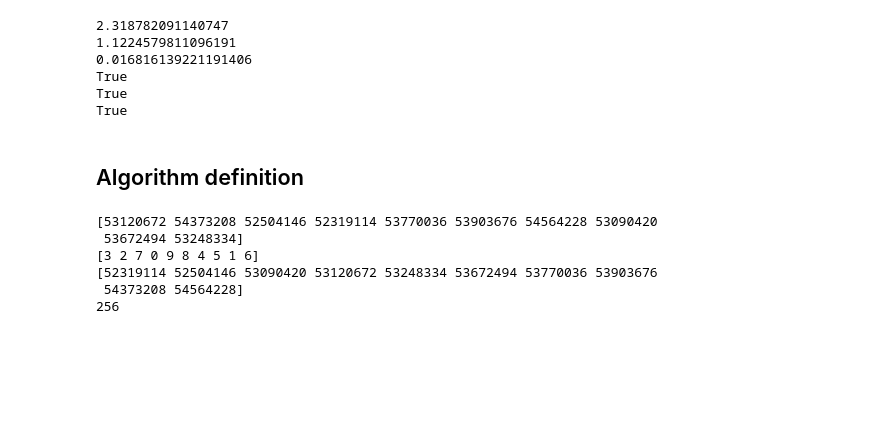
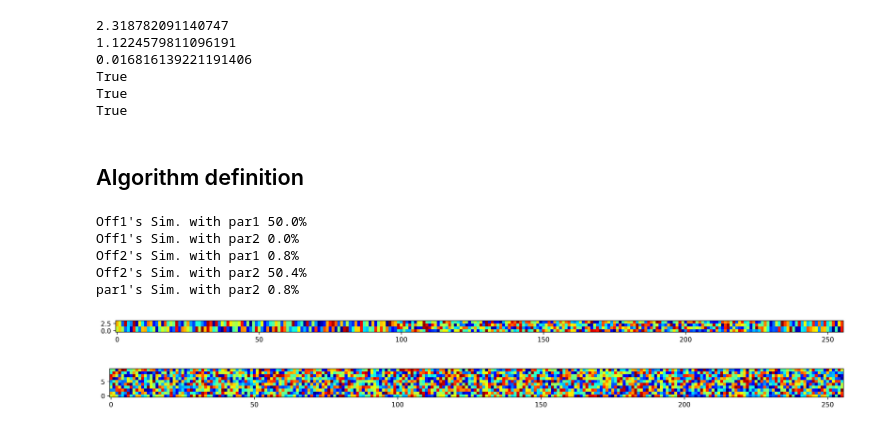
Before and after one commit to pnovoa/eapractci, a Jupyter notebook: gas_for_qaps.ipynb, the cells around one changed output. Cells and saved outputs as stored; diff of their text form; code cells hidden in the pictures; blank space fills up the shorter version.

Commit message:
ordered crossover

```diff
--- a/gas_for_qaps.ipynb
+++ b/gas_for_qaps.ipynb
@@ -146,20 +176,50 @@ class GAforQA:
 ga_alg = GAforQA(qaProblem, pop_size=10)
 
 ga_alg.initialize()
-# %%
-ga_alg.population
-sortindx = np.argsort(ga_alg.fitness)
-
-
-print(ga_alg.fitness)
-print(sortindx)
-print(ga_alg.fitness[sortindx])
-
-print(len(ga_alg.population[1]))
-# %% [output]
-[53120672 54373208 52504146 52319114 53770036 53903676 54564228 53090420
- 53672494 53248334]
-[3 2 7 0 9 8 4 5 1 6]
-[52319114 52504146 53090420 53120672 53248334 53672494 53770036 53903676
- 54373208 54564228]
-256
+# %%
+par1 = ga_alg.population[7]
+par2 = ga_alg.population[9]
+
+np.random.seed(134)
+off1, off2 = cross_order(par1, par2)
+
+print("Off1's Sim. with par1 {:.1f}%".format(np.sum(off1 == par1)/len(par1)*100))
+print("Off1's Sim. with par2 {:.1f}%".format(np.sum(off1 == par2)/len(par2)*100))
+
+print("Off2's Sim. with par1 {:.1f}%".format(np.sum(off2 == par1)/len(par1)*100))
+print("Off2's Sim. with par2 {:.1f}%".format(np.sum(off2 == par2)/len(par2)*100))
+
+print("par1's Sim. with par2 {:.1f}%".format(np.sum(par1 == par2)/len(par1)*100))
+# %% [output]
+Off1's Sim. with par1 50.0%
+Off1's Sim. with par2 0.0%
+Off2's Sim. with par1 0.8%
+Off2's Sim. with par2 50.4%
+par1's Sim. with par2 0.8%
+# %%
+z = [
+    par1,
+    off1,
+    par2,
+    off2
+]
+
+import matplotlib as mpl
+from matplotlib import pyplot as plt
+
+plt.figure(figsize=(20,2))
+plt.imshow(z,interpolation='none',cmap=plt.cm.jet,origin='lower')
+plt.show()
+
+z = [
+    par1,
+    off2,
+    par2,
+    off1
+]
+plt.figure(figsize=(20,6))
+plt.imshow(ga_alg.population,interpolation='none',cmap=plt.cm.jet,origin='lower')
+plt.show()
+# %% [output]
+[figure, added]
+[figure, added]
```
Also changed, not shown: parts of 1 cell of this notebook.
